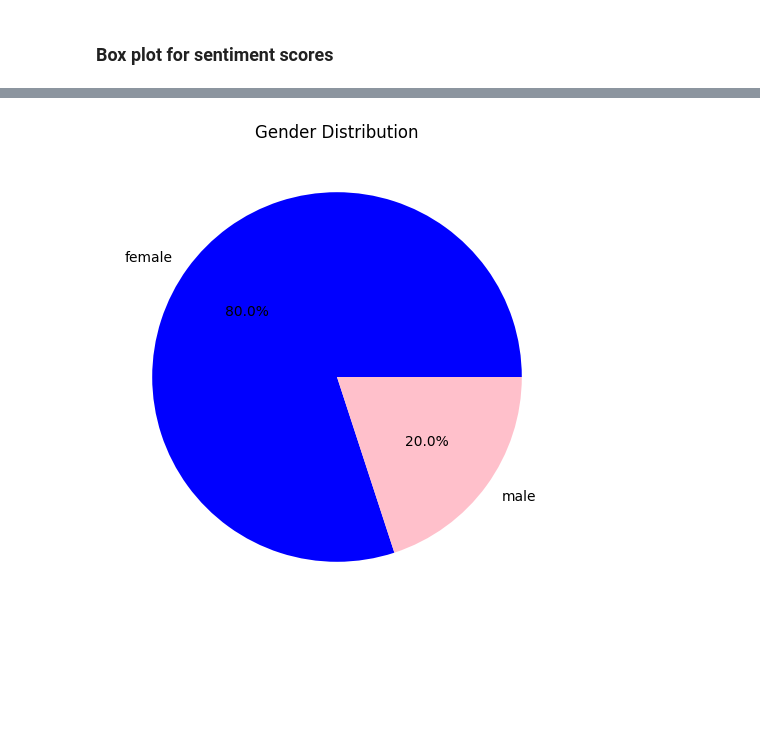
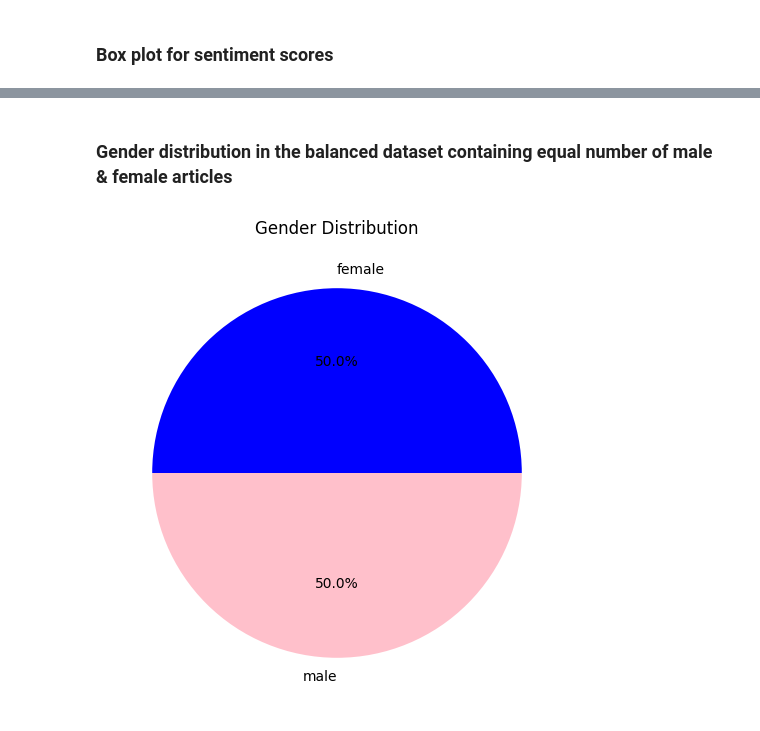
Before and after one commit to suraj-sharma3/Text-Analysis-Of-Sports-News-Articles-Using-NLP, a Jupyter notebook: analysis_on_dataset_prepared_by_combining_kaggle_datasets/analysis_on_kaggle_train_test_combined.ipynb, the cells around one changed output, grey strips where cells are left out. Drawn from its saved outputs; the diff is of its cells as text; code cells hidden in the pictures; blank space fills up the shorter version.

```diff
--- a/analysis_on_dataset_prepared_by_combining_kaggle_datasets/analysis_on_kaggle_train_test_combined.ipynb
+++ b/analysis_on_dataset_prepared_by_combining_kaggle_datasets/analysis_on_kaggle_train_test_combined.ipynb
@@ -901,0 +975,17 @@ final_dataset['Article'] = final_dataset['Article'].apply(lambda x: [word for wo
+# %%
+# Filter rows where 'Gender' is 'Female'
+female_descriptions = final_dataset[final_dataset['Gender'] == 'female']['Article']
+
+# Perform sentiment analysis
+sentiments = []
+for description in female_descriptions:
+    analysis = TextBlob(description)
+    # Get the sentiment polarity (ranges from -1 to 1)
+    sentiment_polarity = analysis.sentiment.polarity
+    sentiments.append(sentiment_polarity)
+
+# Create a new column 'Sentiment' in the original DataFrame for male descriptions
+final_dataset.loc[final_dataset['Gender'] == 'female', 'Sentiment Score'] = sentiments
+
+# Display the DataFrame with the Sentiment column for male descriptions
+print(final_dataset[final_dataset['Gender'] == 'female'][['Article', 'Sentiment Score']])
@@ -946,8 +1175,0 @@ Name: count, dtype: int64
-# %%
-from textblob import TextBlob
-
-# Join the list of words into a single string for each row in the 'Article' column
-balanced_df['Article'] = balanced_df['Article'].apply(lambda x: ' '.join(x))
-
-# Apply TextBlob for sentiment analysis on the 'Article' column
-balanced_df['Sentiment'] = balanced_df['Article'].apply(lambda x: TextBlob(x).sentiment.polarity)
@@ -1036,0 +1335,17 @@ plt.show()
+# %%
+import nltk
+from nltk.corpus import stopwords
+nltk.download('stopwords')
+
+# Function to remove stopwords
+def remove_stopwords(text):
+    stop_words = set(stopwords.words('english'))
+    words = text.split()
+    filtered_words = [word for word in words if word.lower() not in stop_words]
+    return ' '.join(filtered_words)
+
+# Apply the remove_stopwords function to 'Complete Article' column
+balanced_df['Article Without Stopwords'] = balanced_df['Article'].apply(remove_stopwords)
+
+# Display the updated DataFrame
+print(balanced_df[['Article', 'Article Without Stopwords']])
@@ -1166,9 +1535,11 @@ plt.show()
+# %% [markdown]
+### Gender distribution in the balanced dataset containing equal number of male & female articles
 # %%
-gender_counts = final_dataset['Gender'].value_counts()
+gender_counts = balanced_df['Gender'].value_counts()
 
 plt.figure(figsize=(6, 6))
 plt.pie(gender_counts, labels=gender_counts.index, autopct='%1.1f%%', colors=['blue', 'pink'])
 plt.title('Gender Distribution')
 plt.show()
 # %% [output]
-[figure, old version]
+[figure, new version]
```
Also changed, not shown: parts of 95 cells of this notebook, 1 other file.
